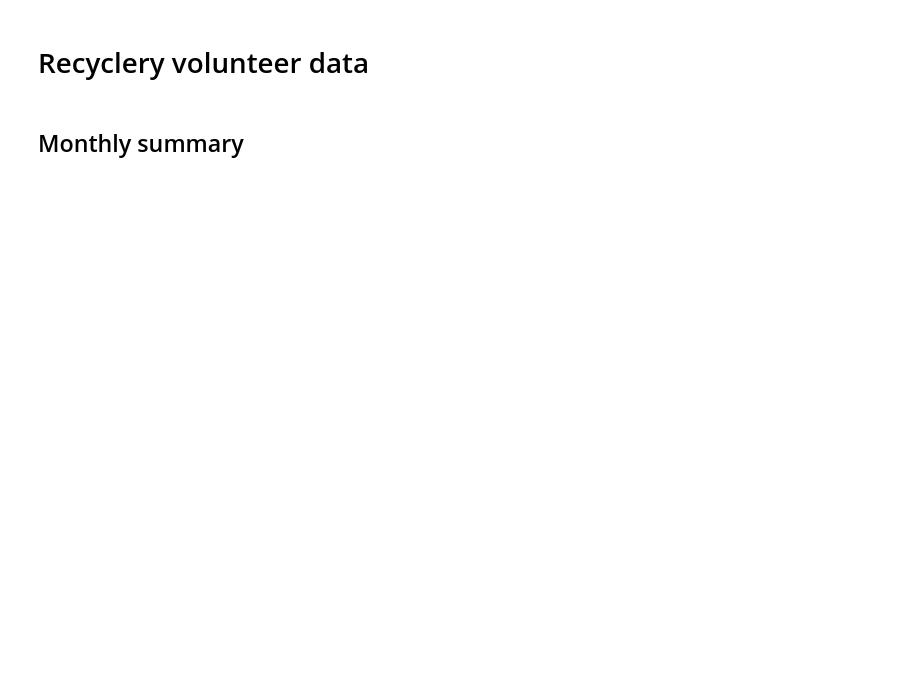
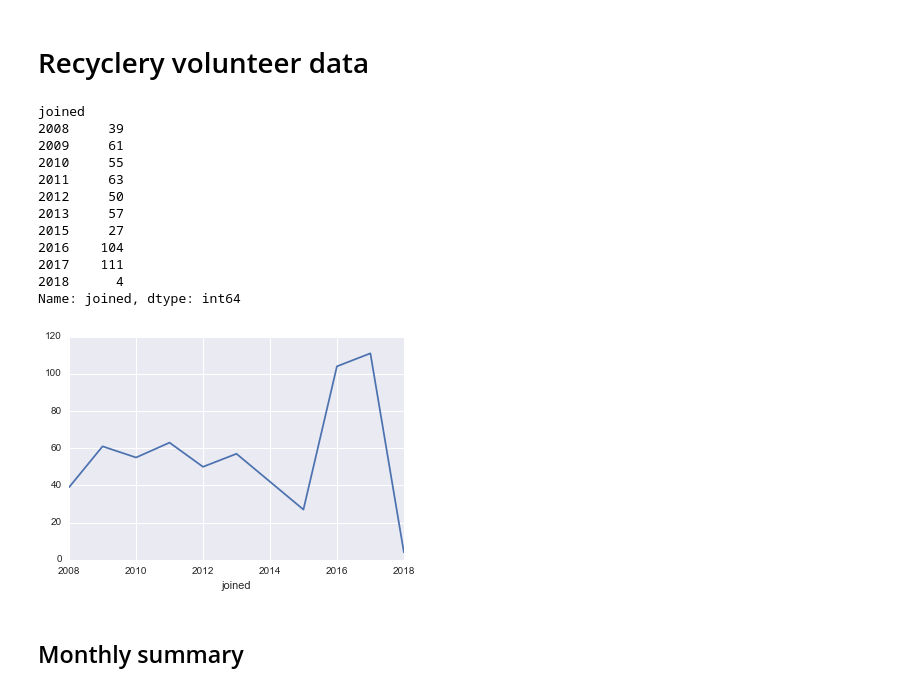
Before and after one commit to dashdotrobot/vtracklery-data, a Jupyter notebook: volunteer_data.ipynb, the cells around one changed output. Drawn from its saved outputs; the diff is of its cells as text; code cells hidden in the pictures; blank space fills up the shorter version.

Commit message:
Add 2017 data

```diff
--- a/volunteer_data.ipynb
+++ b/volunteer_data.ipynb
@@ -35,12 +43,35 @@ hours = hours[(hours['duration'] > 0.167) & (hours['duration'] < 8.)]
 # %%
 # Load workers table
-workers = pd.read_csv('_private_volunteers.csv', header=None,
-                      names=['worker_id', 'name'], index_col = 0)
+# workers = pd.read_csv('_private_volunteers.csv', header=None,
+#                       names=['worker_id', 'name'], index_col = 0)
+
+# Start with empty DataFrame and build worker_id list directly from hours table
+workers = pd.DataFrame()
 
 # Find the first shift for each worker
 workers['joined'] = hours.groupby(by='worker_id').min()['time_in']
 workers['last_shift'] = hours.groupby(by='worker_id').max()['time_in']
 workers['time_involved'] = workers['last_shift'] - workers['joined']
+# %%
+new_vols_per_year = workers.groupby(workers['joined'].dt.year)['joined'].count()
+
+print new_vols_per_year
+
+new_vols_per_year.plot();
+# %% [output]
+joined
+2008     39
+2009     61
+2010     55
+2011     63
+2012     50
+2013     57
+2015     27
+2016    104
+2017    111
+2018      4
+Name: joined, dtype: int64
+[figure, added]
 # %% [markdown]
 ## Monthly summary
 # %%
```
Also changed, not shown: parts of 8 cells of this notebook.
